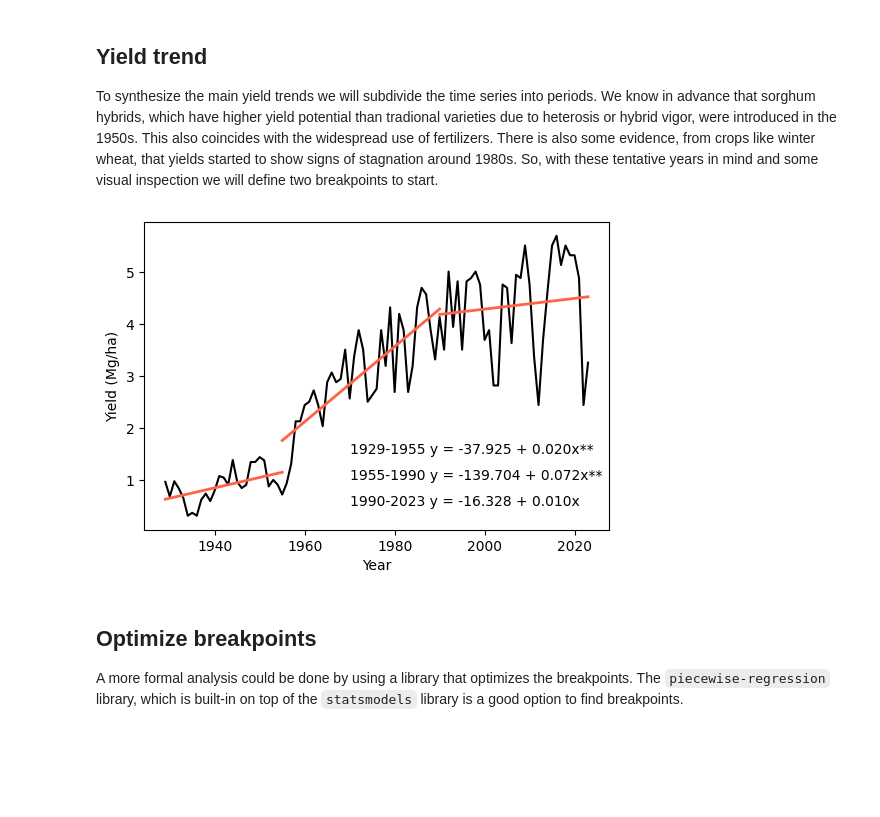
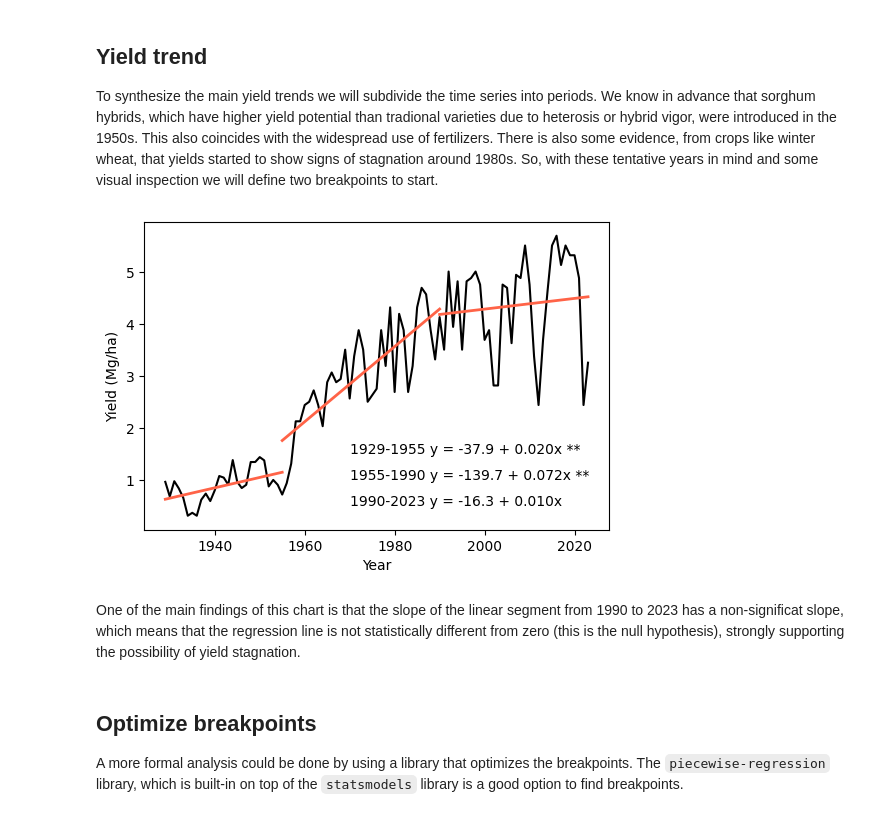
Before and after one commit to soilwater/pynotes-agriscience, a Jupyter notebook: exercises/sorghum_yields.ipynb, the cells around one changed output. Cells and saved outputs as stored; diff of their text form; code cells hidden in the pictures; blank space fills up the shorter version.

```diff
--- a/exercises/sorghum_yields.ipynb
+++ b/exercises/sorghum_yields.ipynb
@@ -76,35 +76,37 @@ for k,s in enumerate(sections):
     # Select period
     idx = (df['year']>= s['start']) & (df['year']<= s['end'])
 
     # Put X and y variables in shorter names and proper format
     x = df.loc[idx,'year'].values
     y = df.loc[idx,'yield_mg_ha'].values
 
     # Linear regresion using OLS
     slope, intercept, r, p, se = linregress(x, y)
 
     # Plot line
     y_pred = intercept+slope*x
     plt.plot(x, y_pred, color='tomato', linewidth=2)
 
     # Add annotations to chart
     if p<0.01:
         sig = '**'
     elif p<0.05:
         sig='*'
     else:
         sig = ''
 
     # Annotate the chart
-    txt = f"{s['start']}-{s['end']} y = {intercept:.3f} + {slope:.3f}x{sig}"
+    txt = f"{s['start']}-{s['end']} y = {intercept:.1f} + {slope:.3f}x {sig}"
     plt.text(1970, s['ytxt'], txt)
     #plt.text(1928, 5.3, 'A', size=20)
 
 plt.xlabel('Year')
 plt.ylabel('Yield (Mg/ha)')
 plt.show()
 # %% [output]
-[figure, old version]
+[figure, new version]
+# %% [markdown]
+One of the main findings of this chart is that the slope of the linear segment from 1990 to 2023 has a non-significat slope, which means that the regression line is not statistically different from zero (this is the null hypothesis), strongly supporting the possibility of yield stagnation.
 # %% [markdown]
 ## Optimize breakpoints
 
```
Also changed, not shown: 5 other files.
